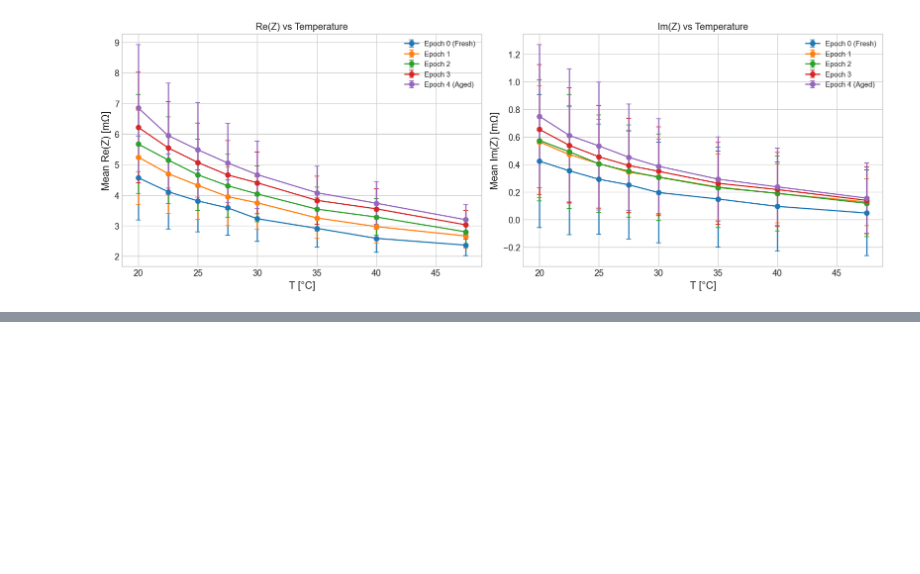
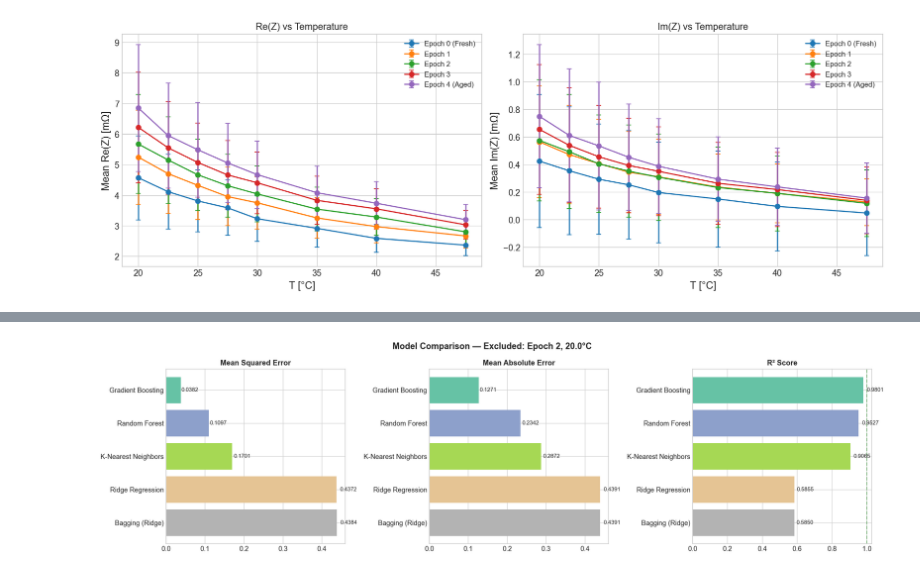
Before and after one commit to marcosoldani/ml_LiBs_project, a Jupyter notebook: notebooks/1_LeaveOneOut.ipynb, the cells around one changed output, grey strips where cells are left out. Saved outputs shown, nothing was run; the diff lists cells and outputs as text; code cells hidden in the pictures; blank space fills up the shorter version.

Commit message:
ADDED: new models trained
New models were trained in order to complete the LOO pipeline

```diff
--- a/notebooks/1_LeaveOneOut.ipynb
+++ b/notebooks/1_LeaveOneOut.ipynb
@@ -329,0 +607,39 @@ plt.show()
+# %%
+# 8.2 Visualization
+fig, axes = plt.subplots(1, 3, figsize=(18, 5))
+colors = plt.cm.Set2(np.linspace(0, 1, len(results_df)))
+
+metrics = [
+    ('MSE_total', 'Mean Squared Error'),
+    ('MAE_total', 'Mean Absolute Error'),
+    ('R2_total', 'R² Score')
+]
+
+for ax, (col, title) in zip(axes, metrics):
+    vals = results_df[col].values
+    bars = ax.barh(results_df['Model'].values, vals, color=colors)
+    ax.set_title(title, fontweight='bold')
+    ax.invert_yaxis()
+
+    for bar, v in zip(bars, vals):
+        ax.text(
+            bar.get_width() * 1.02,
+            bar.get_y() + bar.get_height()/2,
+            f'{v:.4f}',
+            va='center',
+            fontsize=9
+        )
+
+    if col == 'R2_total':
+        ax.axvline(x=1.0, color='green', linestyle='--', alpha=0.4)
+
+fig.suptitle(
+    f'Model Comparison — Excluded: Epoch {EXCLUDED_EPOCH}, {EXCLUDED_TEMP}°C',
+    fontsize=14,
+    fontweight='bold'
+)
+
+plt.tight_layout()
+plt.show()
+# %% [output]
+[figure, added]
```
Also changed, not shown: parts of 15 cells of this notebook.
